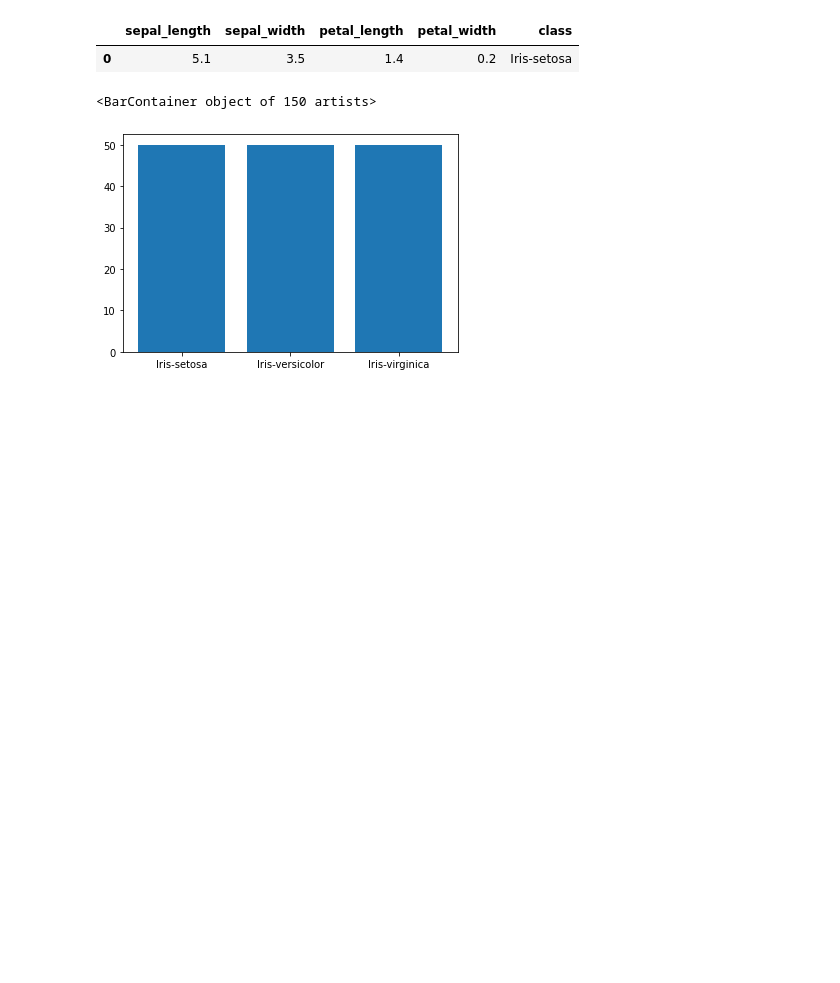
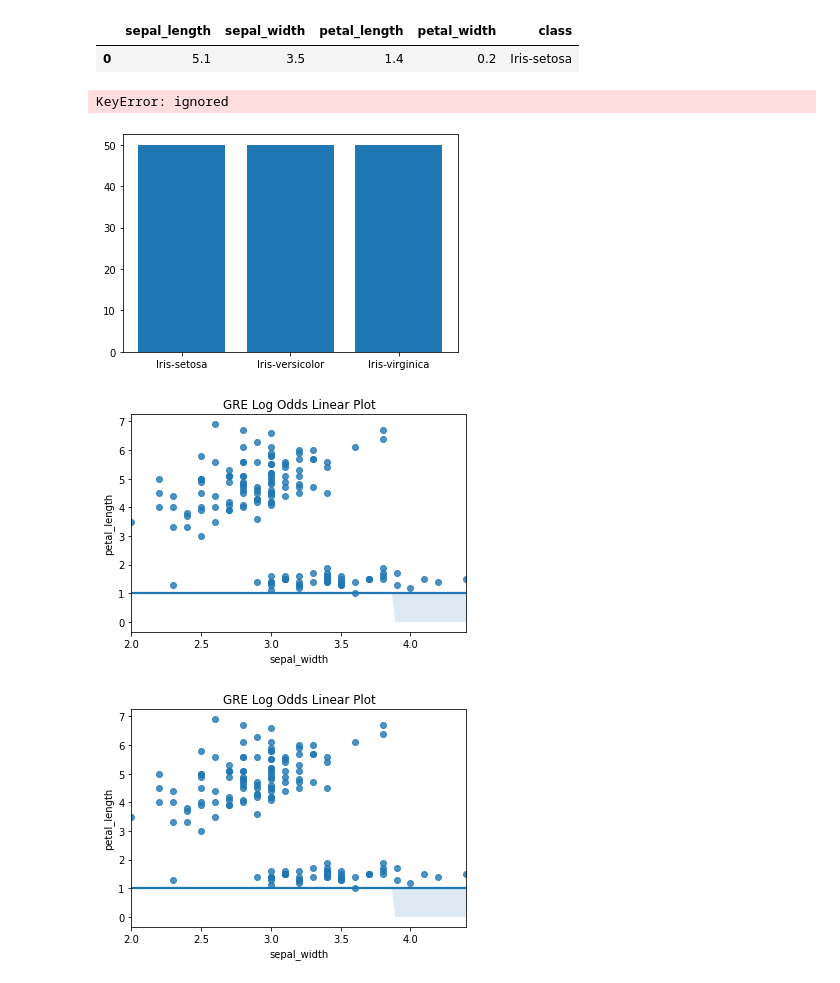
Before and after one commit to JackCollins1991/GoogleColabs, a Jupyter notebook: LogisticRegressionAssumptionsHelper.ipynb, the cells around one changed output. Cells and saved outputs as stored; diff of their text form; code cells hidden in the pictures; blank space fills up the shorter version.

```diff
--- a/LogisticRegressionAssumptionsHelper.ipynb
+++ b/LogisticRegressionAssumptionsHelper.ipynb
@@ -61,7 +77,14 @@ def TestMulticollinearity(predictors):
 predictors = data.select_dtypes(include='number')
 dependant = data["class"]
 assumptions_test = LogisticRegressionAssumptionsTest(predictors, dependant)
-assumptions_test.dependant_figure
+assumptions_test.gre_figure
+assumptions_test.gpa_figure
 # %% [output]
-<BarContainer object of 150 artists>
+KeyError: ignored
 [figure]
+# %%
+fig = sns.regplot(x=data.iloc[:,1], y=data.iloc[:,2], data= predictors, logistic= True).set_title("GRE Log Odds Linear Plot")
+fig.figure
+# %% [output]
+[figure, added]
+[figure, added]
```
Also changed, not shown: parts of 2 cells of this notebook.
